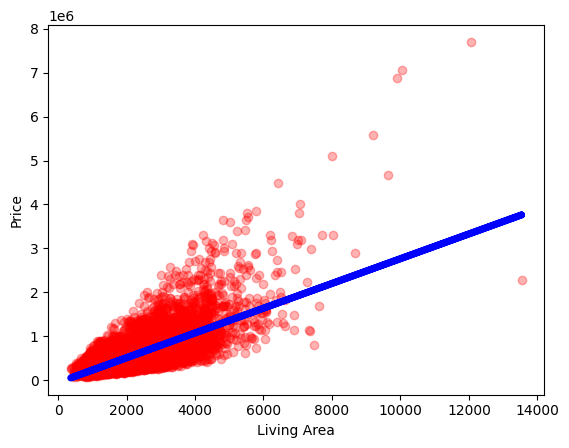
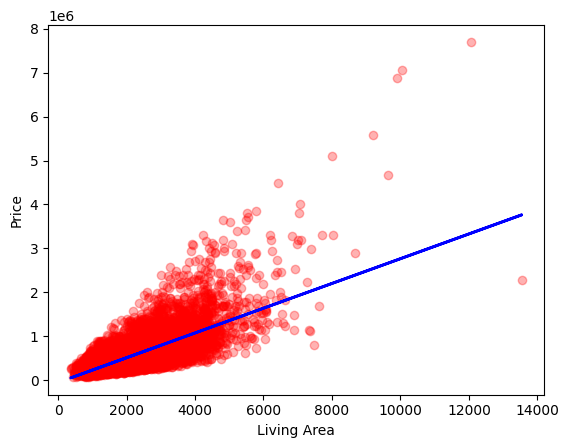
The change to this notebook cell's code, shown as a diff; its figure went from the first image to the second:
--- before
+++ after
@@ -9,5 +9,5 @@
   y=y*y_std+y_mean
   pred_price.append(y)
-plt.plot(livingArea,pred_price,color="b",lw=5)
+plt.plot(livingArea,pred_price,color="b",lw=2)
 plt.scatter(livingArea,price,color="r",alpha=0.3)
 plt.xlabel("Living Area")

Commit: changes